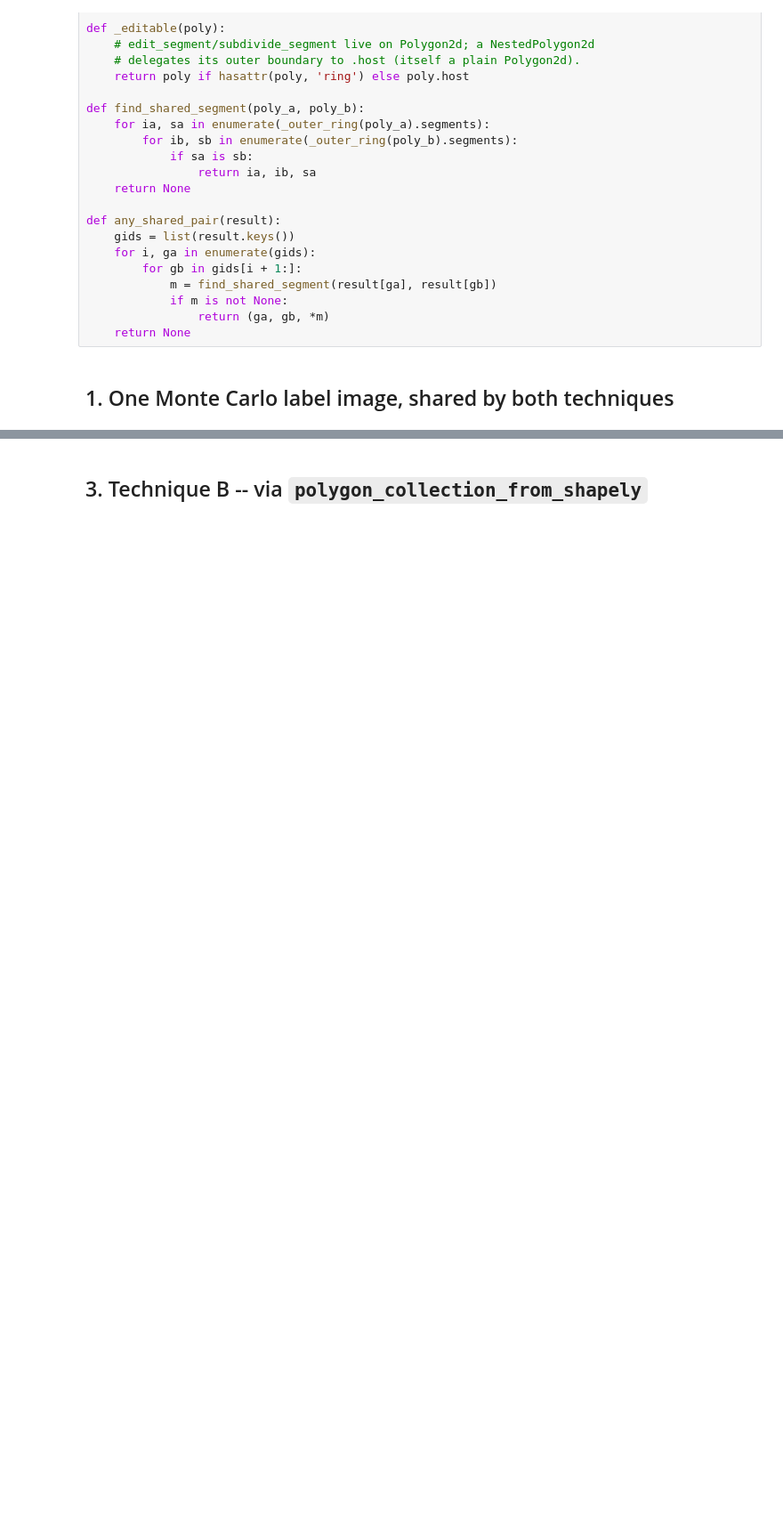
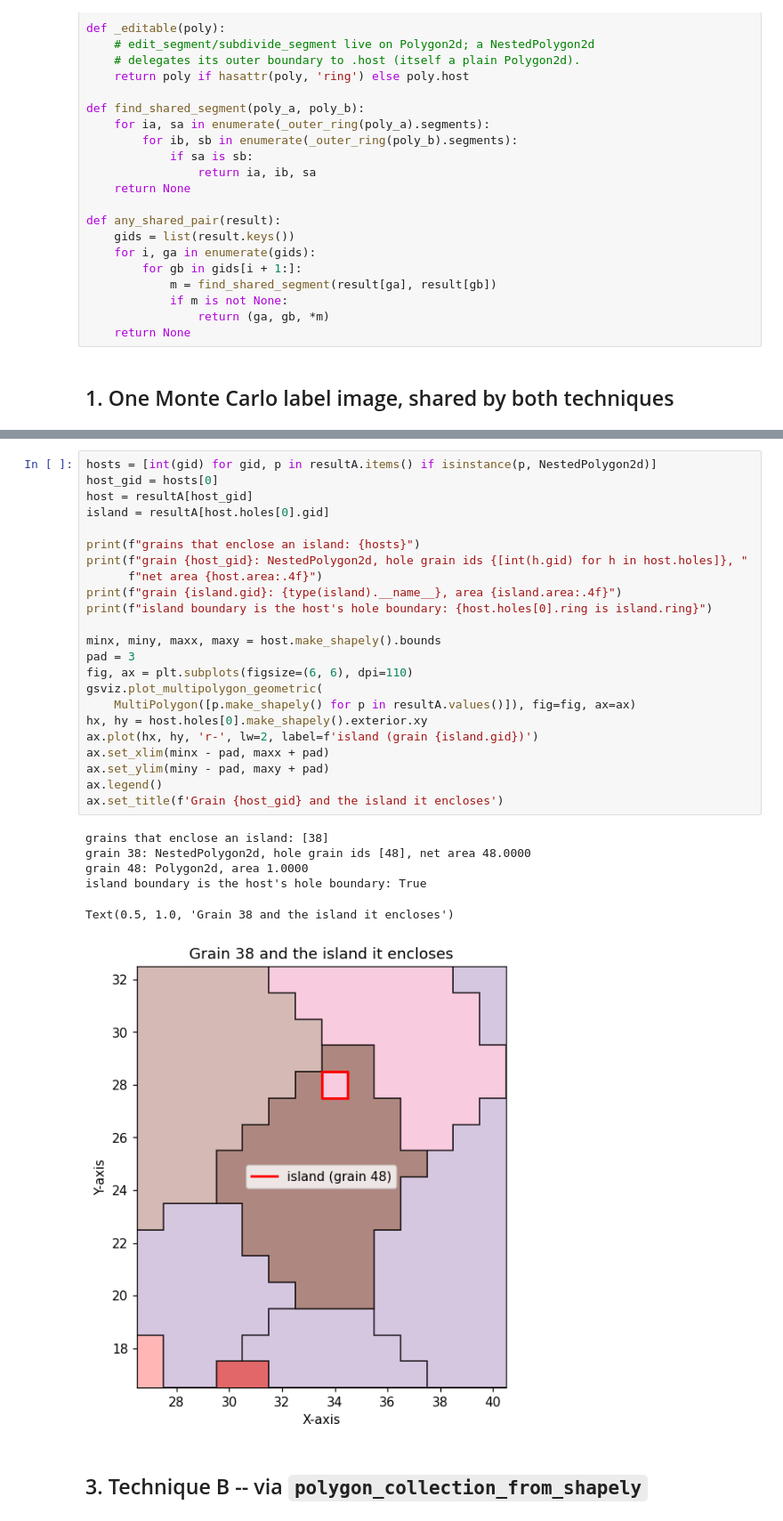
Before and after one commit to Design-By-Fundamentals-UKAEA/UPXO, a Jupyter notebook: src/upxo/demos/geom/poly2d06.ipynb, the cells around one changed output, grey strips where cells are left out. Shown at 89% size. Saved outputs shown, nothing was run; the diff lists cells and outputs as text; blank space fills up the shorter version.

```diff
--- a/src/upxo/demos/geom/poly2d06.ipynb
+++ b/src/upxo/demos/geom/poly2d06.ipynb
@@ -137,3 +136,33 @@ Text(0.5, 1.0, 'Technique A -> Polygon2d (pixel-exact, unsmoothed)')
+# %%
+hosts = [int(gid) for gid, p in resultA.items() if isinstance(p, NestedPolygon2d)]
+host_gid = hosts[0]
+host = resultA[host_gid]
+island = resultA[host.holes[0].gid]
+
+print(f"grains that enclose an island: {hosts}")
+print(f"grain {host_gid}: NestedPolygon2d, hole grain ids {[int(h.gid) for h in host.holes]}, "
+      f"net area {host.area:.4f}")
+print(f"grain {island.gid}: {type(island).__name__}, area {island.area:.4f}")
+print(f"island boundary is the host's hole boundary: {host.holes[0].ring is island.ring}")
+
+minx, miny, maxx, maxy = host.make_shapely().bounds
+pad = 3
+fig, ax = plt.subplots(figsize=(6, 6), dpi=110)
+gsviz.plot_multipolygon_geometric(
+    MultiPolygon([p.make_shapely() for p in resultA.values()]), fig=fig, ax=ax)
+hx, hy = host.holes[0].make_shapely().exterior.xy
+ax.plot(hx, hy, 'r-', lw=2, label=f'island (grain {island.gid})')
+ax.set_xlim(minx - pad, maxx + pad)
+ax.set_ylim(miny - pad, maxy + pad)
+ax.legend()
+ax.set_title(f'Grain {host_gid} and the island it encloses')
+# %% [output]
+grains that enclose an island: [38]
+grain 38: NestedPolygon2d, hole grain ids [48], net area 48.0000
+grain 48: Polygon2d, area 1.0000
+island boundary is the host's hole boundary: True
+Text(0.5, 1.0, 'Grain 38 and the island it encloses')
+[figure, added]
 # %% [markdown]
 ## 3. Technique B -- via `polygon_collection_from_shapely`
 # %%
```
Also changed, not shown: parts of 7 cells of this notebook.
